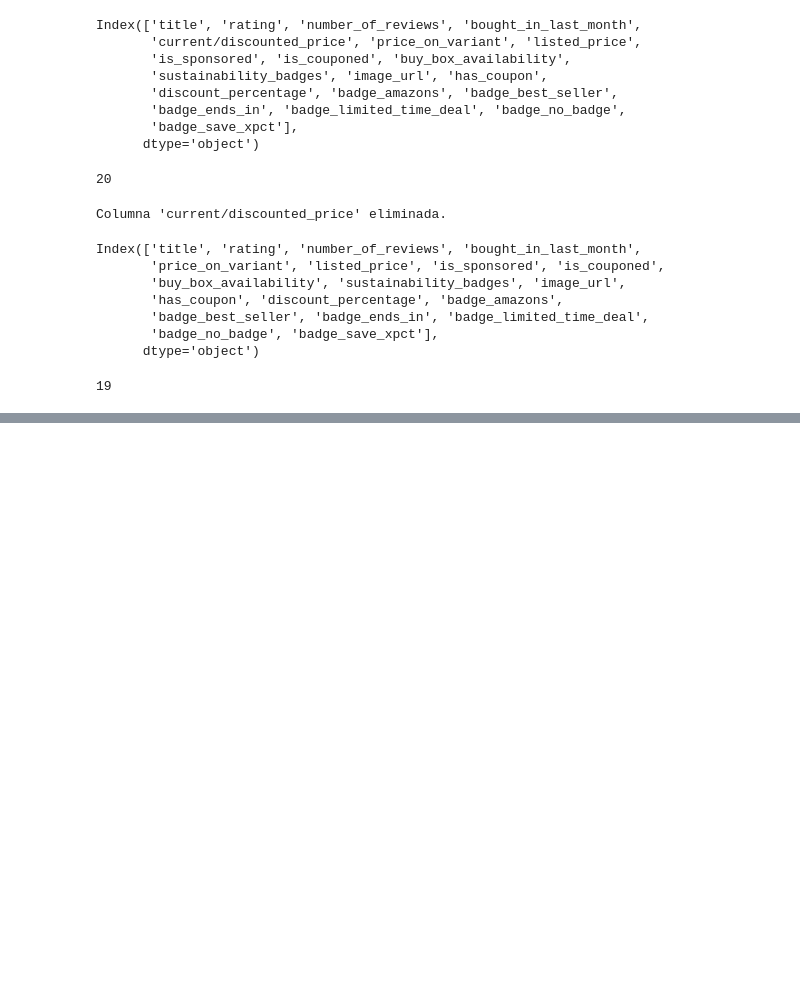
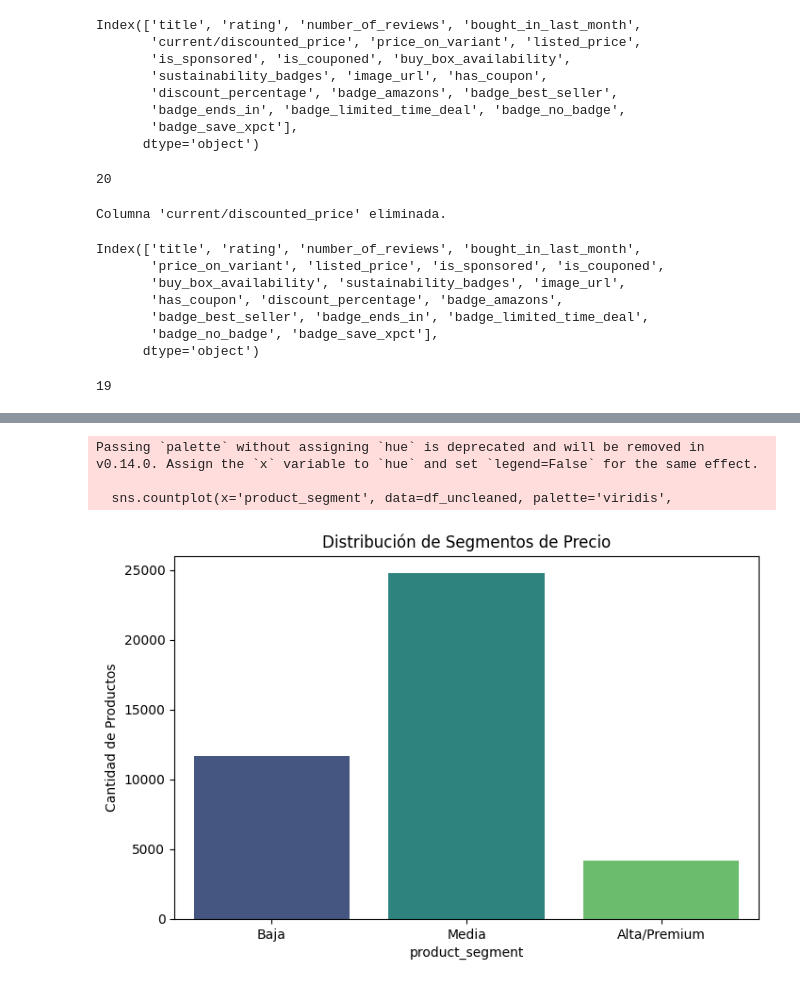
Before and after one commit to beja28/Amazon-Smart-Pricing, a Jupyter notebook: Codigo/cleaning.ipynb, the cells around one changed output, grey strips where cells are left out. Cells and saved outputs as stored; diff of their text form; code cells hidden in the pictures; blank space fills up the shorter version.

```diff
--- a/Codigo/cleaning.ipynb
+++ b/Codigo/cleaning.ipynb
@@ -566,0 +601,9 @@ memory usage: 4.9+ MB
+# %%
+count_protection = len(df_uncleaned[df_uncleaned['product_category'] == 'Protection Plans'])
+print(f"Registros de Protection Plans encontrados: {count_protection}")
+
+# 2. Filtramos el DataFrame para quedarnos con todo lo que NO sea esa categoría
+df_uncleaned = df_uncleaned[df_uncleaned['product_category'] != 'Protection Plans'].copy()
+
+# 3. Verificamos que ya no existen
+print(f"Registros después de la eliminación: {len(df_uncleaned)}")
@@ -566,0 +617,26 @@ memory usage: 4.9+ MB
+# %%
+def segmentar_por_iqr(grupo):
+    """
+    Función para aplicar a cada grupo de categoría.
+    Calcula Q1, Q3 y el límite de outliers para etiquetar gamas.
+    """
+    # Calculamos cuartiles
+    q1 = grupo.quantile(0.25)
+    q3 = grupo.quantile(0.75)
+    iqr = q3 - q1
+
+    # Definimos el límite para considerar un producto como "Premium/Atípico"
+    limite_superior = q3 + (1.5 * iqr)
+
+    # Creamos una serie de etiquetas vacía
+    etiquetas = pd.Series(index=grupo.index, dtype='object')
+
+    # Aplicamos la lógica de segmentación
+    etiquetas[grupo <= q1] = 'Baja'
+    etiquetas[(grupo > q1) & (grupo <= limite_superior)] = 'Media'
+    etiquetas[grupo > limite_superior] = 'Alta/Premium'
+
+    return etiquetas
+
+# Creamos la columna 'product_segment' agrupando por categoría
+df_uncleaned['product_segment'] = df_uncleaned.groupby('product_category')['original_price'].transform(segmentar_por_iqr)
@@ -566,0 +667,12 @@ memory usage: 4.9+ MB
+# %%
+plt.figure(figsize=(8, 5))
+sns.countplot(x='product_segment', data=df_uncleaned, palette='viridis',
+              order=['Baja', 'Media', 'Alta/Premium'])
+plt.title('Distribución de Segmentos de Precio')
+plt.ylabel('Cantidad de Productos')
+plt.show()
+# %% [output]
+Passing `palette` without assigning `hue` is deprecated and will be removed in v0.14.0. Assign the `x` variable to `hue` and set `legend=False` for the same effect.
+
+  sns.countplot(x='product_segment', data=df_uncleaned, palette='viridis',
+[figure, added]
```
Also changed, not shown: parts of 67 cells of this notebook, 1 other file.
